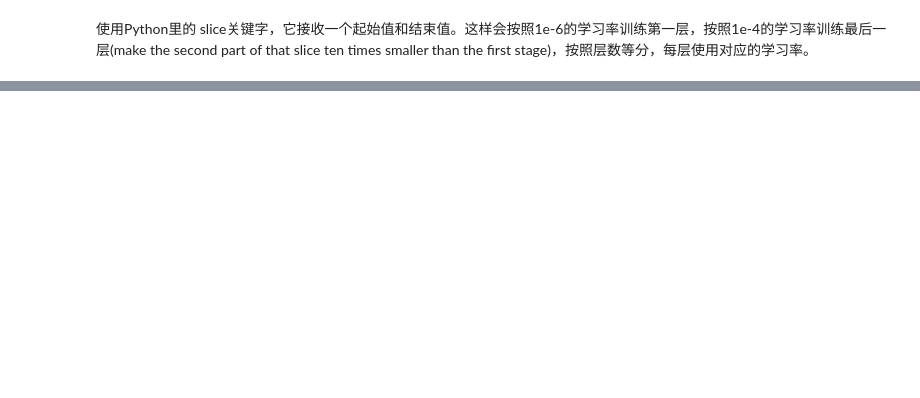
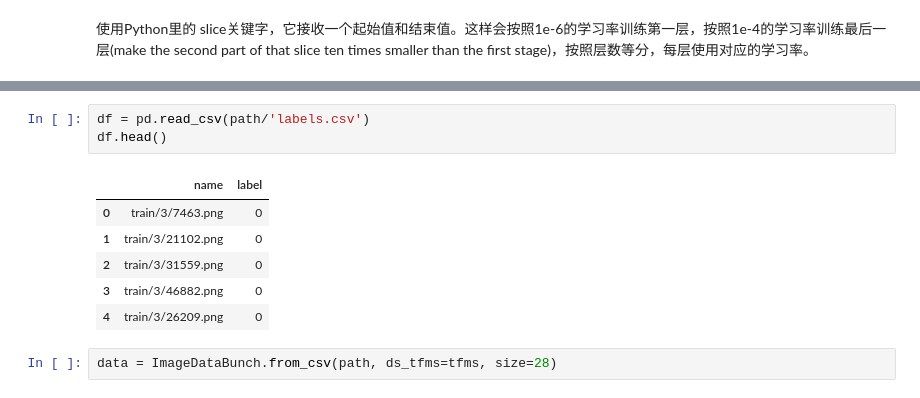
Before and after one commit to stemgene/fastai2019, a Jupyter notebook: Lesson1.ipynb, the cells around one changed output, grey strips where cells are left out. Drawn from its saved outputs; the diff is of its cells as text; blank space fills up the shorter version.

```diff
--- a/Lesson1.ipynb
+++ b/Lesson1.ipynb
@@ -307,0 +375,12 @@ learn.fit_one_cycle(2, max_lr=slice(1e-6,1e-4))
+# %%
+df = pd.read_csv(path/'labels.csv')
+df.head()
+# %% [output]
+|  | name | label |
+| 0 | train/3/7463.png | 0 |
+| 1 | train/3/21102.png | 0 |
+| 2 | train/3/31559.png | 0 |
+| 3 | train/3/46882.png | 0 |
+| 4 | train/3/26209.png | 0 |
+# %%
+data = ImageDataBunch.from_csv(path, ds_tfms=tfms, size=28)
```
Also changed, not shown: parts of 32 cells of this notebook.
